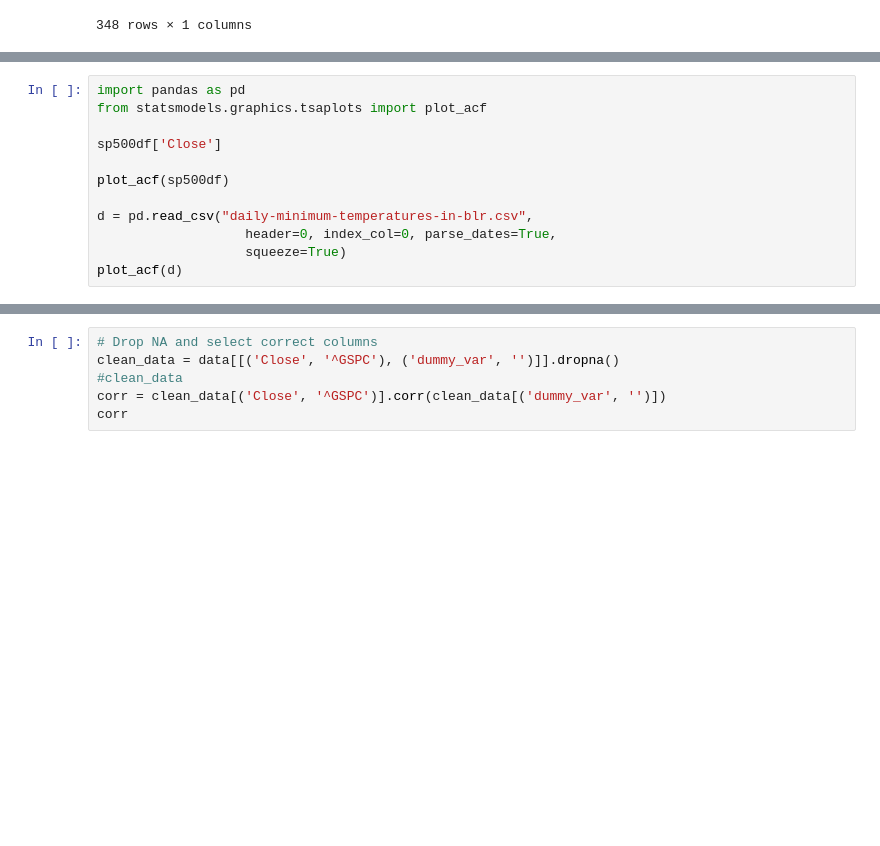
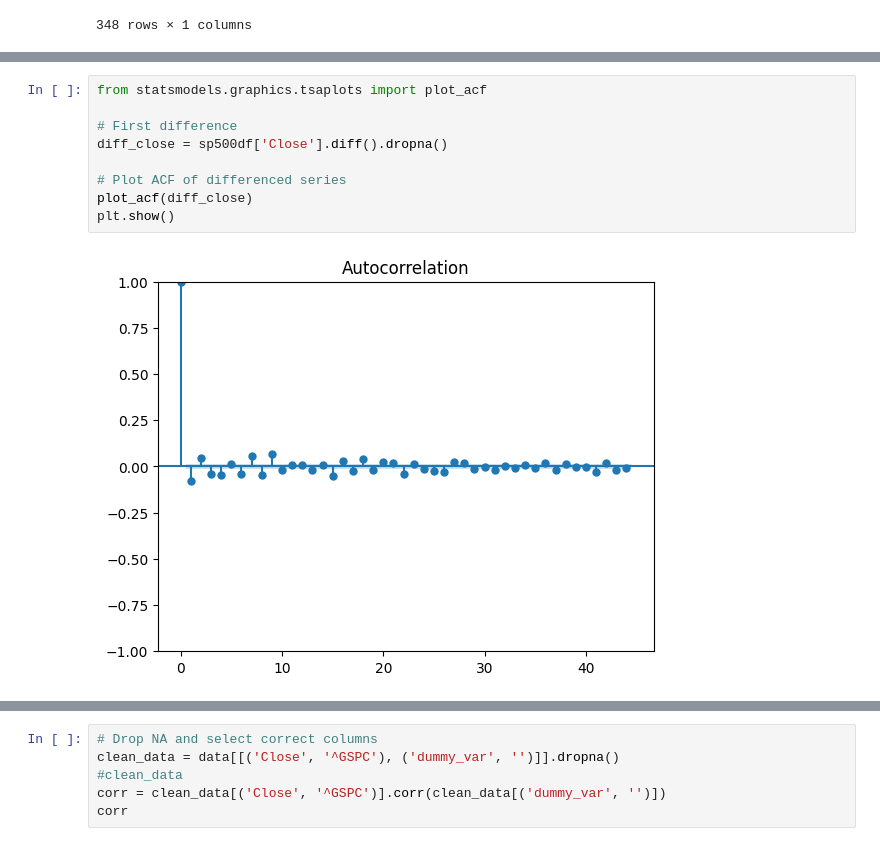
Before and after one commit to d3lyan/UNWE, a Jupyter notebook: Thesis.ipynb, the cells around one changed output, grey strips where cells are left out. Saved outputs shown, nothing was run; the diff lists cells and outputs as text; blank space fills up the shorter version.

```diff
--- a/Thesis.ipynb
+++ b/Thesis.ipynb
@@ -119,12 +119,11 @@ plt.show()
-# %%
-import pandas as pd
-from statsmodels.graphics.tsaplots import plot_acf
-
-sp500df['Close']
-
-plot_acf(sp500df)
-
-d = pd.read_csv("daily-minimum-temperatures-in-blr.csv",
-                   header=0, index_col=0, parse_dates=True,
-                   squeeze=True)
-plot_acf(d)
+# %%
+from statsmodels.graphics.tsaplots import plot_acf
+
+# First difference
+diff_close = sp500df['Close'].diff().dropna()
+
+# Plot ACF of differenced series
+plot_acf(diff_close)
+plt.show()
+# %% [output]
+[figure, added]
```
Also changed, not shown: parts of 3 cells of this notebook, 1 other file.
